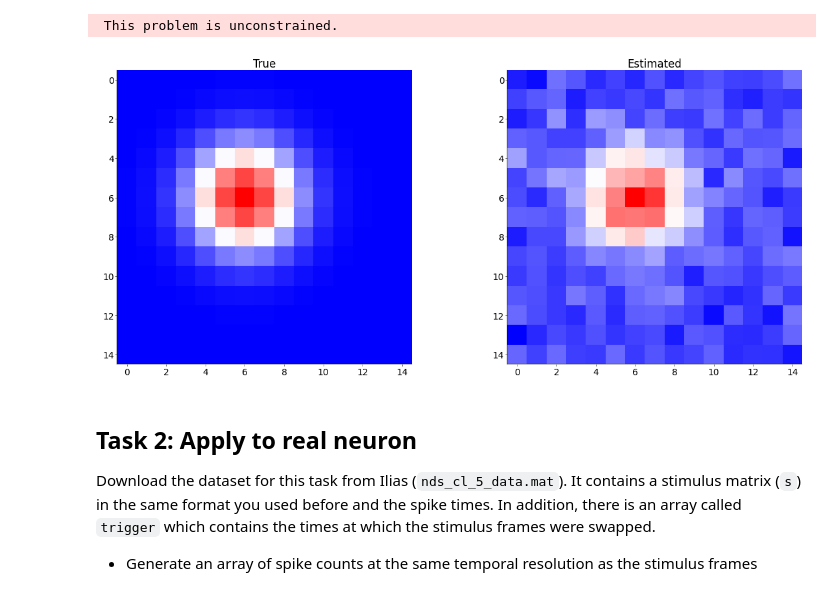
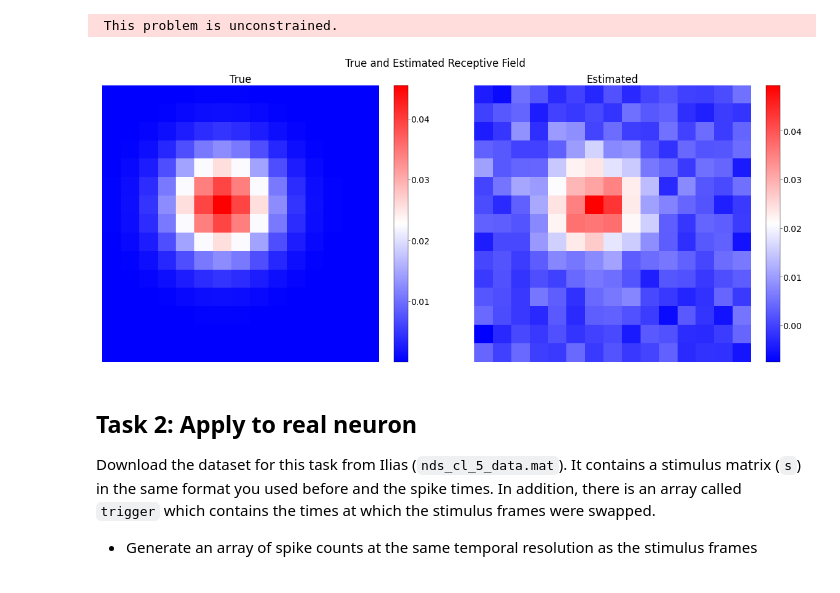
Before and after one commit to stedavkle/uni-tue-nds, a Jupyter notebook: CL5/notebooks/CodingLab5.ipynb, the cells around one changed output. Drawn from its saved outputs; the diff is of its cells as text; code cells hidden in the pictures.

```diff
--- a/CL5/notebooks/CodingLab5.ipynb
+++ b/CL5/notebooks/CodingLab5.ipynb
@@ -386,27 +400,32 @@ CONVERGENCE: REL_REDUCTION_OF_F_<=_FACTR*EPSMCH
 # %%
 # insert your code here
 
 # ------------------------------------
 # Plot the ground truth and estimated
 # `w` side by side. (0.5 pts)
 # ------------------------------------
 
 mosaic = [["True", "Estimated"]]
 fig, ax = plt.subplot_mosaic(mosaic=mosaic, figsize=(12, 5))
 
-# make sure to add a colorbar. 'bwr' is a reasonable choice for the cmap. # TODO
+im = ax["True"].imshow(w.reshape(D, D), cmap="bwr")
+ax["True"].set_title("True")
+cbar = fig.colorbar(im, ax=ax["True"], orientation="vertical")
 
-ax["True"].imshow(w.reshape(D, D), cmap="bwr")
-ax["True"].set_title("True")
+im = ax["Estimated"].imshow(result.x.reshape(D, D), cmap="bwr")
+ax["Estimated"].set_title("Estimated")
+cbar = fig.colorbar(im, ax=ax["Estimated"], orientation="vertical")
 
-ax["Estimated"].imshow(result.x.reshape(D, D), cmap="bwr")
-ax["Estimated"].set_title("Estimated")
+for a in ax.values():
+    a.axis("off")
 
-# TODO make plots prettier
+plt.suptitle("True and Estimated Receptive Field")
+
+# TODO each plot has different color bar limits, so we plotted a bar for each plot. How to deal with this (normalization)?
 
 plt.show()
 # %% [output]
-[figure, old version]
+[figure, new version]
 # %% [markdown]
 ## Task 2: Apply to real neuron
 
```
Also changed, not shown: parts of 15 cells of this notebook.
